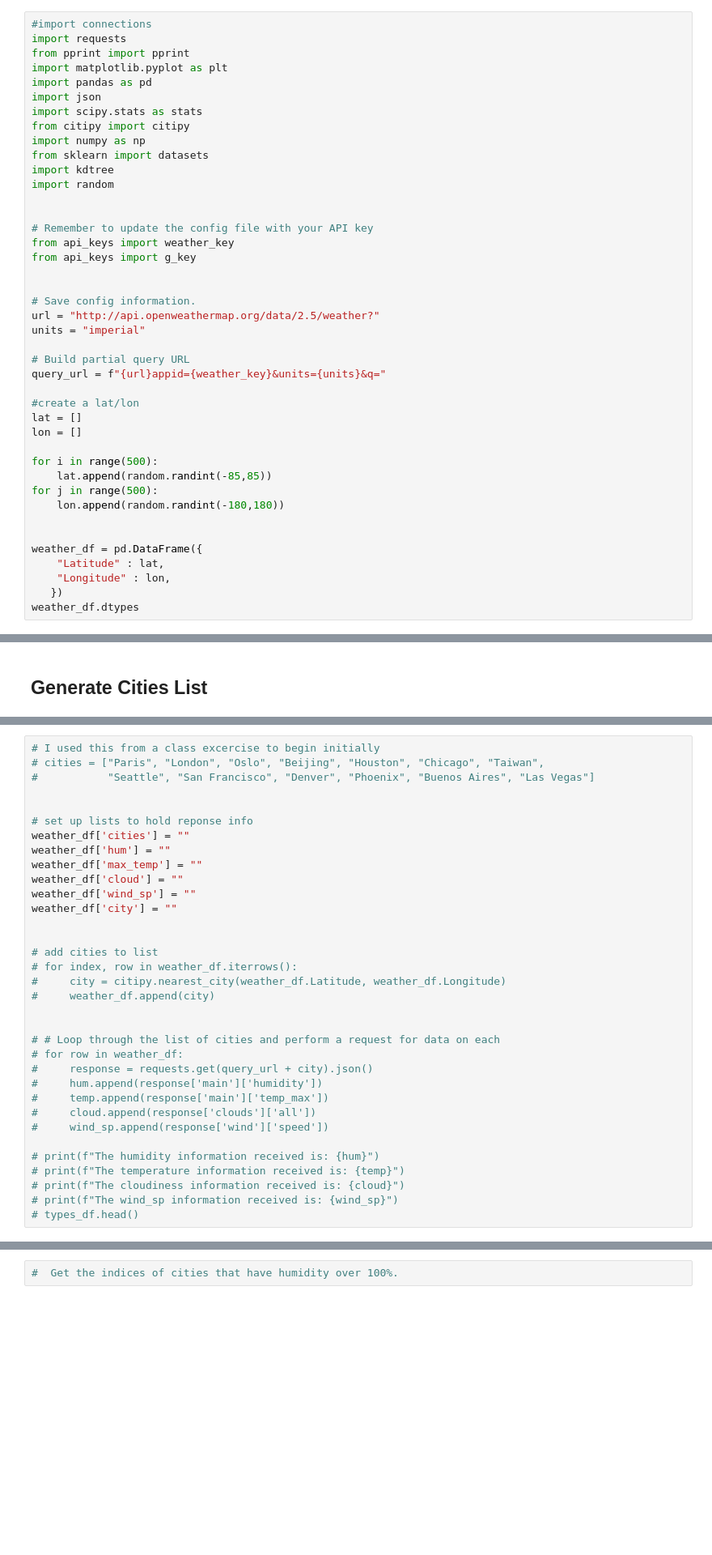
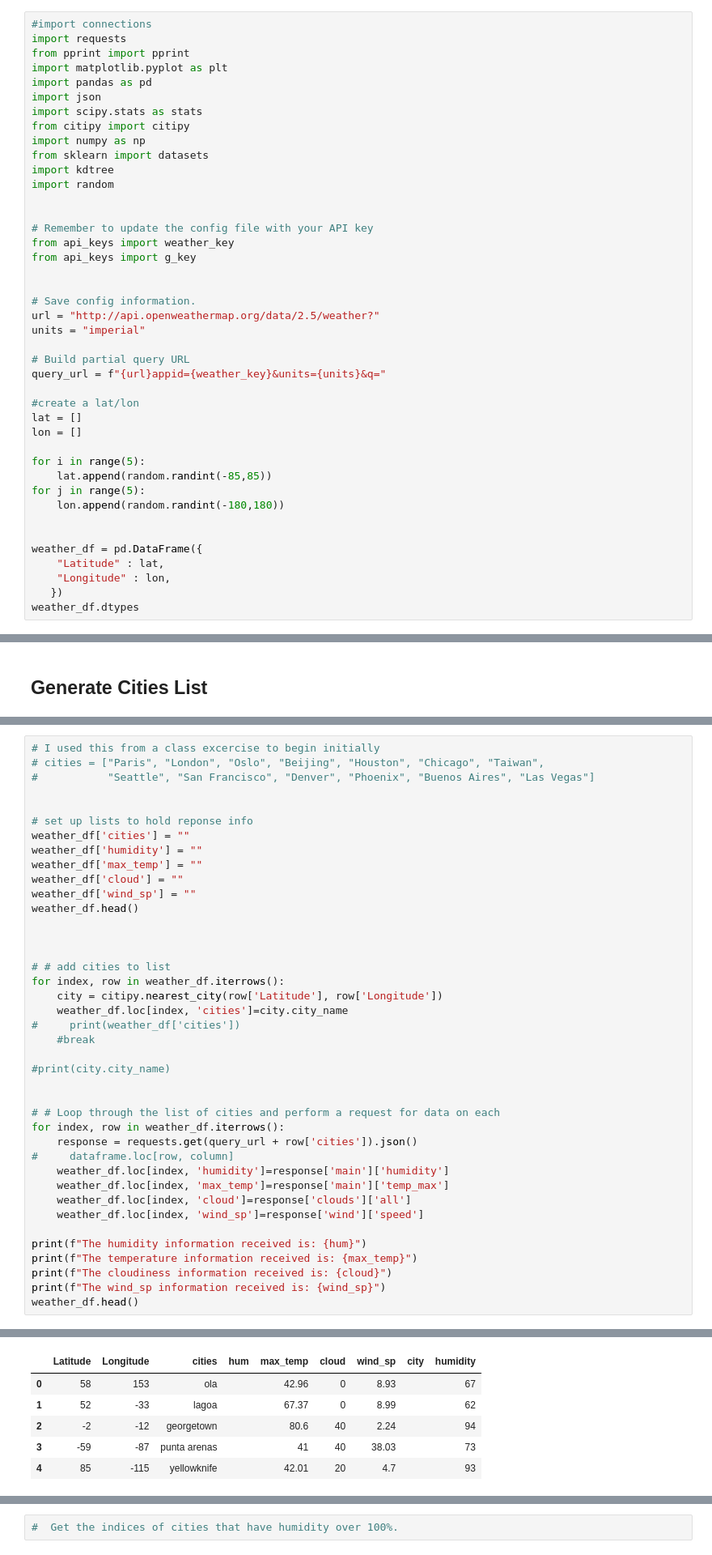
Before and after one commit to jddarby1108/python-api-challenge, a Jupyter notebook: WeatherPy/WeatherPy.ipynb, the cells around one changed output, grey strips where cells are left out. Shown at 81% size. Saved outputs shown, nothing was run; the diff lists cells and outputs as text; blank space fills up the shorter version.

Commit message:
working through dataframe values

```diff
--- a/WeatherPy/WeatherPy.ipynb
+++ b/WeatherPy/WeatherPy.ipynb
@@ -35,9 +35,9 @@ query_url = f"{url}appid={weather_key}&units={units}&q="
 lat = []
 lon = []
 
-for i in range(500):
+for i in range(5):
     lat.append(random.randint(-85,85))
-for j in range(500):
+for j in range(5):
     lon.append(random.randint(-180,180))
 
 
@@ -60,29 +67,36 @@ dtype: object
 
 # set up lists to hold reponse info
 weather_df['cities'] = ""
-weather_df['hum'] = ""
+weather_df['humidity'] = ""
 weather_df['max_temp'] = ""
 weather_df['cloud'] = ""
 weather_df['wind_sp'] = ""
-weather_df['city'] = ""
+weather_df.head()
 
 
-# add cities to list
-# for index, row in weather_df.iterrows():
-#     city = citipy.nearest_city(weather_df.Latitude, weather_df.Longitude)
-#     weather_df.append(city)
+
+# # add cities to list
+for index, row in weather_df.iterrows():
+    city = citipy.nearest_city(row['Latitude'], row['Longitude'])
+    weather_df.loc[index, 'cities']=city.city_name
+#     print(weather_df['cities'])
+    #break
+
+#print(city.city_name)
 
 
 # # Loop through the list of cities and perform a request for data on each
-# for row in weather_df:
-#     response = requests.get(query_url + city).json()
-#     hum.append(response['main']['humidity'])
-#     temp.append(response['main']['temp_max'])
-#     cloud.append(response['clouds']['all'])
-#     wind_sp.append(response['wind']['speed'])
+for index, row in weather_df.iterrows():
+    response = requests.get(query_url + row['cities']).json()
+#     dataframe.loc[row, column]
+    weather_df.loc[index, 'humidity']=response['main']['humidity']
+    weather_df.loc[index, 'max_temp']=response['main']['temp_max']
+    weather_df.loc[index, 'cloud']=response['clouds']['all']
+    weather_df.loc[index, 'wind_sp']=response['wind']['speed']
 
-# print(f"The humidity information received is: {hum}")
-# print(f"The temperature information received is: {temp}")
-# print(f"The cloudiness information received is: {cloud}")
-# print(f"The wind_sp information received is: {wind_sp}")
-# types_df.head()
+print(f"The humidity information received is: {hum}")
+print(f"The temperature information received is: {max_temp}")
+print(f"The cloudiness information received is: {cloud}")
+print(f"The wind_sp information received is: {wind_sp}")
+weather_df.head()
+# %% [output]
@@ -89,3 +107,9 @@ weather_df['city'] = ""
+|  | Latitude | Longitude | cities | hum | max_temp | cloud | wind_sp | city | humidity |
+| 0 | 58 | 153 | ola |  | 42.96 | 0 | 8.93 |  | 67 |
+| 1 | 52 | -33 | lagoa |  | 67.37 | 0 | 8.99 |  | 62 |
+| 2 | -2 | -12 | georgetown |  | 80.6 | 40 | 2.24 |  | 94 |
+| 3 | -59 | -87 | punta arenas |  | 41 | 40 | 38.03 |  | 73 |
+| 4 | 85 | -115 | yellowknife |  | 42.01 | 20 | 4.7 |  | 93 |
 # %% [markdown]
 ### Perform API Calls
 * Perform a weather check on each city using a series of successive API calls.
```
Also changed, not shown: parts of 4 cells of this notebook.
